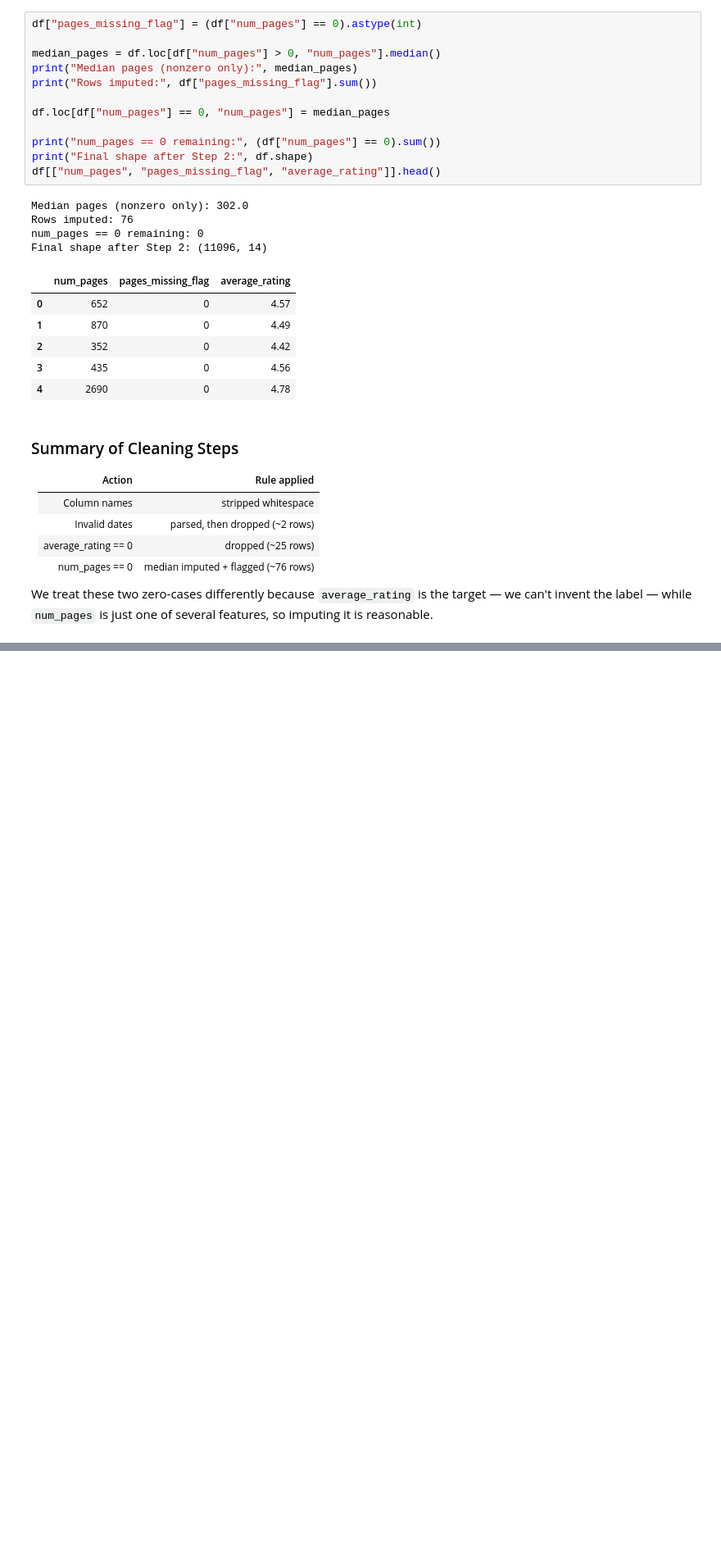
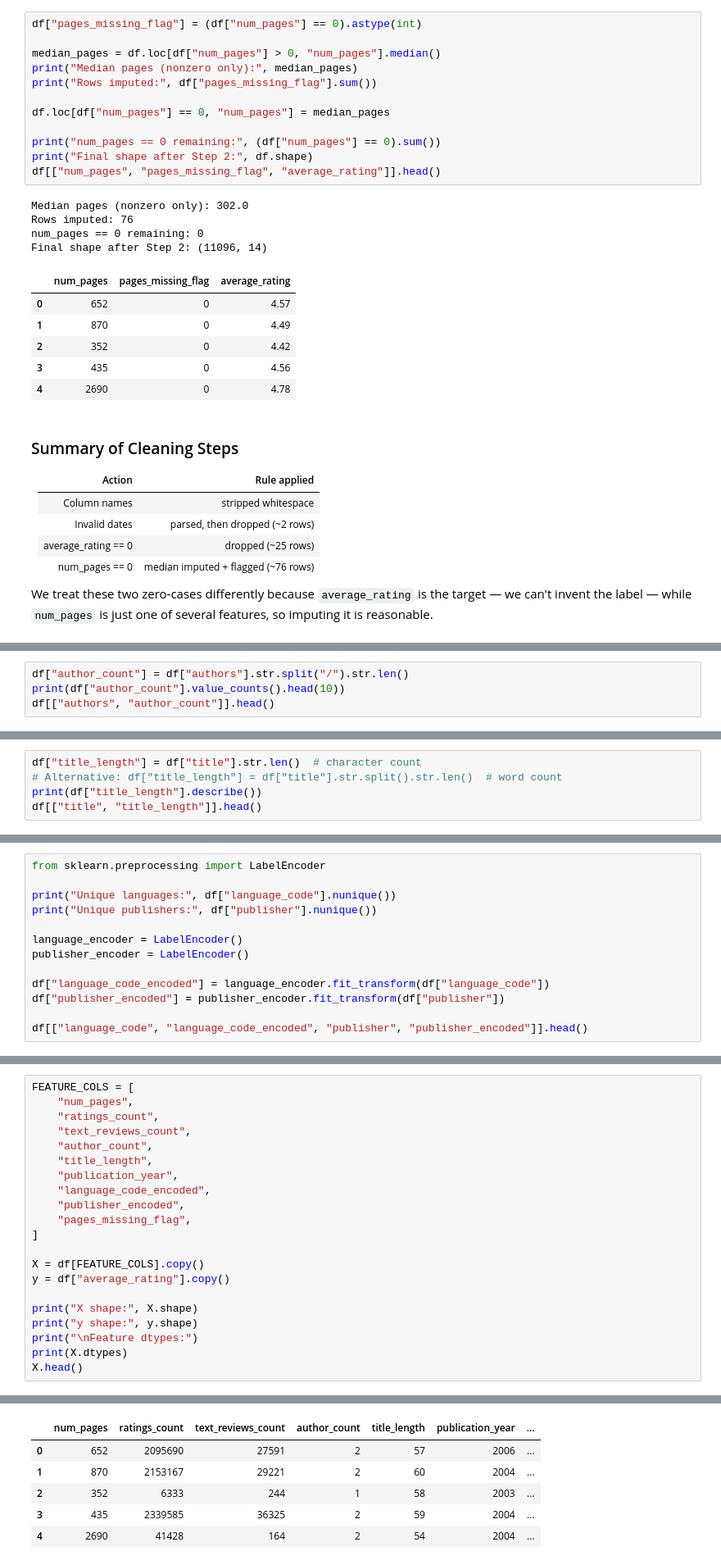
Before and after one commit to panduashish/book_rating_prediction, a Jupyter notebook: book_rating_prediction.ipynb, the cells around one changed output, grey strips where cells are left out. Shown at 82% size. Drawn from its saved outputs; the diff is of its cells as text; blank space fills up the shorter version.

```diff
--- a/book_rating_prediction.ipynb
+++ b/book_rating_prediction.ipynb
@@ -177,0 +210,4 @@ We treat these two zero-cases differently because `average_rating` is the target
+# %%
+df["author_count"] = df["authors"].str.split("/").str.len()
+print(df["author_count"].value_counts().head(10))
+df[["authors", "author_count"]].head()
@@ -177,0 +237,5 @@ We treat these two zero-cases differently because `average_rating` is the target
+# %%
+df["title_length"] = df["title"].str.len()  # character count
+# Alternative: df["title_length"] = df["title"].str.split().str.len()  # word count
+print(df["title_length"].describe())
+df[["title", "title_length"]].head()
@@ -177,0 +262,13 @@ We treat these two zero-cases differently because `average_rating` is the target
+# %%
+from sklearn.preprocessing import LabelEncoder
+
+print("Unique languages:", df["language_code"].nunique())
+print("Unique publishers:", df["publisher"].nunique())
+
+language_encoder = LabelEncoder()
+publisher_encoder = LabelEncoder()
+
+df["language_code_encoded"] = language_encoder.fit_transform(df["language_code"])
+df["publisher_encoded"] = publisher_encoder.fit_transform(df["publisher"])
+
+df[["language_code", "language_code_encoded", "publisher", "publisher_encoded"]].head()
@@ -177,0 +290,22 @@ We treat these two zero-cases differently because `average_rating` is the target
+# %%
+FEATURE_COLS = [
+    "num_pages",
+    "ratings_count",
+    "text_reviews_count",
+    "author_count",
+    "title_length",
+    "publication_year",
+    "language_code_encoded",
+    "publisher_encoded",
+    "pages_missing_flag",
+]
+
+X = df[FEATURE_COLS].copy()
+y = df["average_rating"].copy()
+
+print("X shape:", X.shape)
+print("y shape:", y.shape)
+print("\nFeature dtypes:")
+print(X.dtypes)
+X.head()
+# %% [output]
@@ -177,0 +326,6 @@ We treat these two zero-cases differently because `average_rating` is the target
+|  | num_pages | ratings_count | text_reviews_count | author_count | title_length | publication_year | ... |
+| 0 | 652 | 2095690 | 27591 | 2 | 57 | 2006 | ... |
+| 1 | 870 | 2153167 | 29221 | 2 | 60 | 2004 | ... |
+| 2 | 352 | 6333 | 244 | 1 | 58 | 2003 | ... |
+| 3 | 435 | 2339585 | 36325 | 2 | 59 | 2004 | ... |
+| 4 | 2690 | 41428 | 164 | 2 | 54 | 2004 | ... |
```
Also changed, not shown: parts of 38 cells of this notebook, 2 other files.
